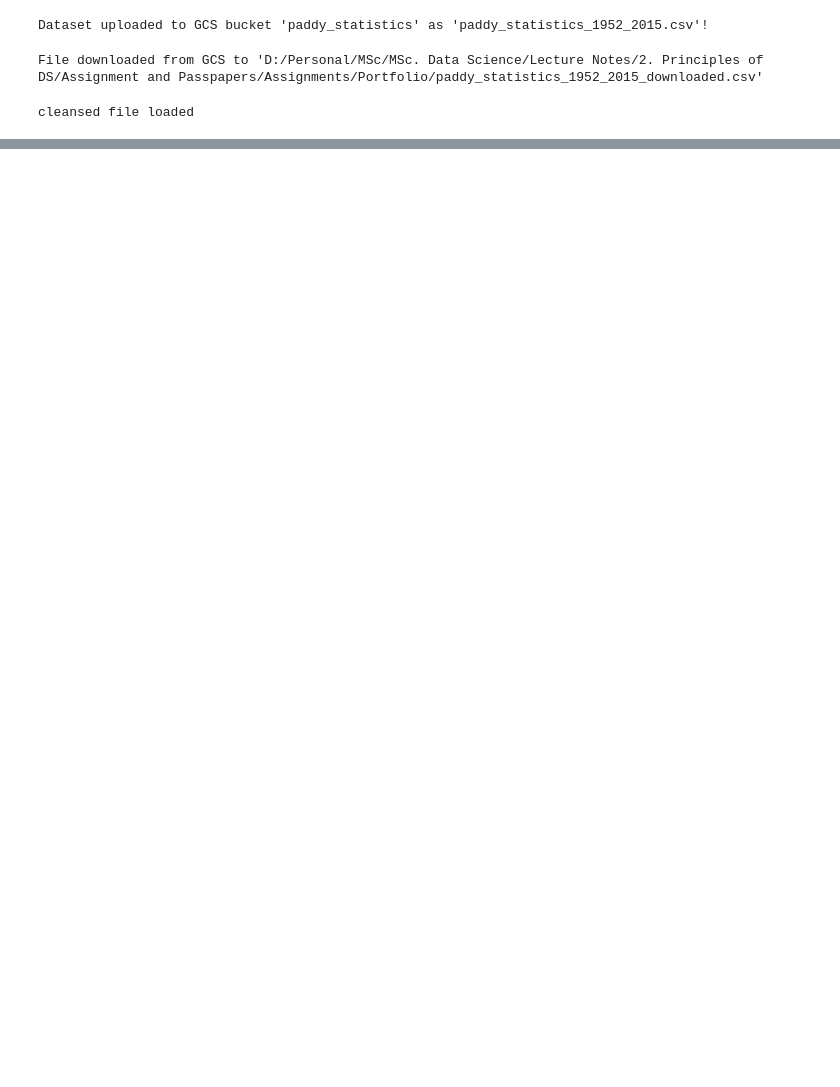
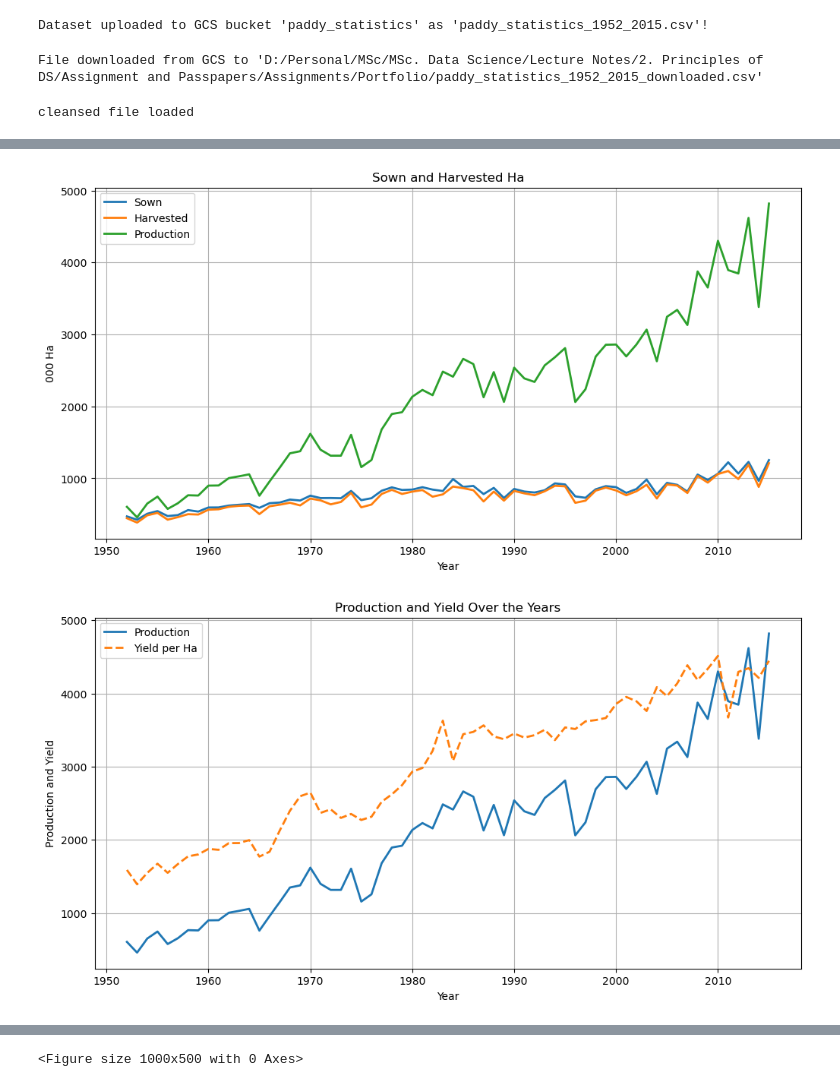
Before and after one commit to sunethjayamanne/PaddyStatistics, a Jupyter notebook: Portfolio_Q1.ipynb, the cells around one changed output, grey strips where cells are left out. Saved outputs shown, nothing was run; the diff lists cells and outputs as text; code cells hidden in the pictures; blank space fills up the shorter version.

Commit message:
Uploaded latest Modifications
covers
- Visulaization
- Correlaction
- Trend Analysis
- Cluster Analysis

```diff
--- a/Portfolio_Q1.ipynb
+++ b/Portfolio_Q1.ipynb
@@ -77,3 +79,69 @@ df = pd.read_csv(file_path)
 print("cleansed file loaded")
 # %% [output]
 cleansed file loaded
+# %%
+# Step 5 - Exploratory Data Analysis (EDA)
+
+print(df)
+print(df.info())
+print(df.describe())
+
+# Convert relevant columns to numeric (handle errors)
+numeric_cols = df.columns[1:]
+df[numeric_cols] = df[numeric_cols].apply(pd.to_numeric, errors='coerce')
+
+# Handle missing values
+df.fillna(df.mean(), inplace=True)
+
+# Visualizations
+# Line Plot
+plt.figure(figsize=(12, 6))
+plt.plot(df['Cultivation Year'], df['Sown (000 Ha)'], label='Sown', linewidth=2)
+plt.plot(df['Cultivation Year'], df['Harvested (000 Ha.)'], label='Harvested', linewidth=2)
+plt.plot(df['Cultivation Year'], df['Production (000 Mt.)'], label='Production', linewidth=2)
+
+plt.xlabel('Year')
+plt.ylabel('000 Ha')
+plt.title('Sown and Harvested Ha')
+plt.legend()
+plt.grid(True)
+plt.show()
+
+# Trend Analysis for Yield
+plt.figure(figsize=(12, 6))
+plt.plot(df['Cultivation Year'], df['Production (000 Mt.)'], label='Production', linewidth=2)
+plt.plot(df['Cultivation Year'], df['Average Yield (Kg/Ha)'], label='Yield per Ha', linewidth=2, linestyle='dashed')
+plt.xlabel('Year')
+plt.ylabel('Production and Yield')
+plt.title('Production and Yield Over the Years')
+plt.legend()
+plt.grid(True)
+plt.show()
+
+# Boxplot
+plt.figure(figsize=(10, 5))
+sns.boxplot(data=df.iloc[:, 1:])
+plt.title("Boxplot of Paddy Statistics")
+plt.xticks(rotation=45)
+plt.show()
+
+# Histrogram
+plt.figure(figsize=(10, 5))
+df.iloc[:, 1:].hist(bins=30, figsize=(10, 5))
+plt.suptitle("Histogram of Paddy Statistics")
+plt.show()
+
+# Correlation Heatmap
+plt.figure(figsize=(8, 6))
+sns.heatmap(df.corr(), annot=True, cmap='coolwarm', fmt='.2f')
+plt.title("Correlation Matrix of Paddy Statistics")
+plt.show()
+
+# Additional Correlation Heatmap (Only Sown, Harvested, and Production)
+plt.figure(figsize=(6, 5))
+selected_cols = ['Sown (000 Ha)', 'Harvested (000 Ha.)', 'Production (000 Mt.)']
+sns.heatmap(df[selected_cols].corr(), annot=True, cmap='coolwarm', fmt='.2f', linewidths=0.5)
+
+plt.title("Correlation Matrix: Sown, Harvested & Production")
+plt.show()
+# %% [output]
@@ -79,0 +165,2 @@ cleansed file loaded
+[figure, added]
+[figure, added]
@@ -79,0 +168 @@ cleansed file loaded
+<Figure size 1000x500 with 0 Axes>
```
Also changed, not shown: parts of 11 cells of this notebook.
